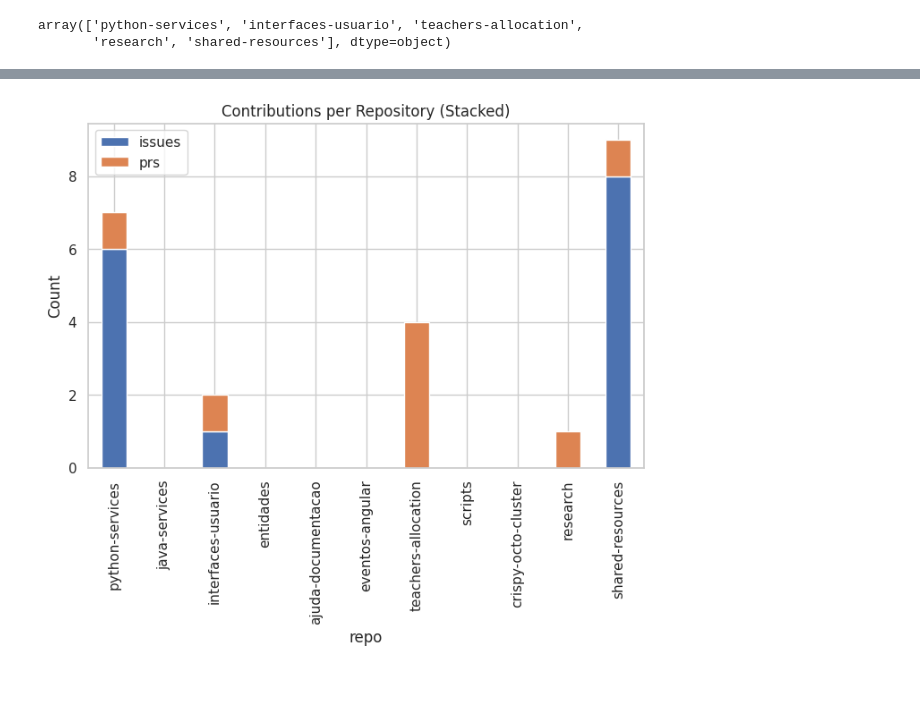
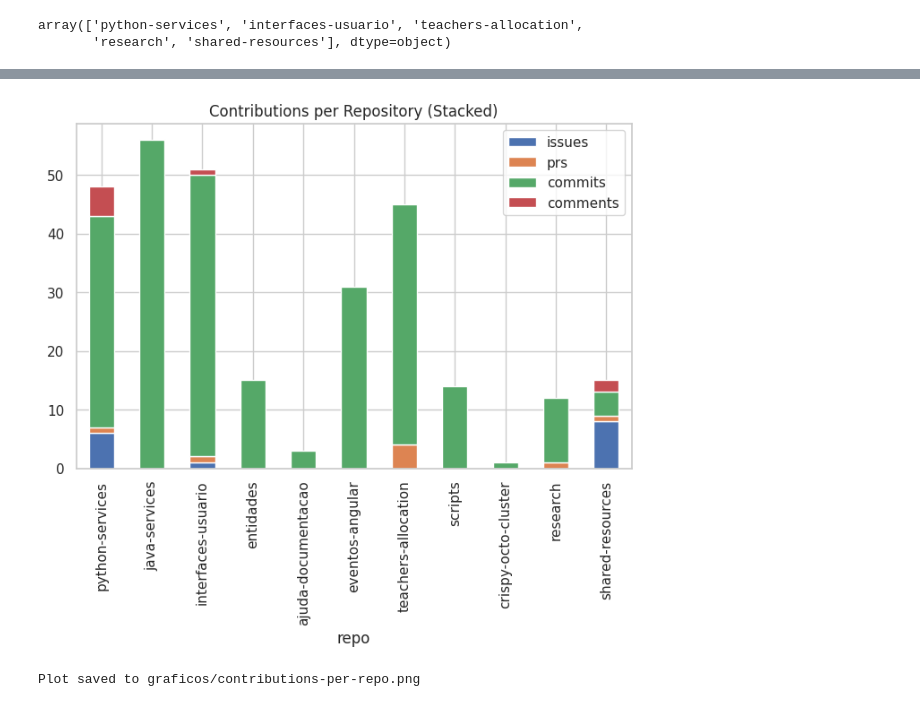
Before and after one commit to LabTechUDF/research, a Jupyter notebook: nossa_experiência_diario_de_bordo/assets/gerar_graficos_github.ipynb, the cells around one changed output, grey strips where cells are left out. Drawn from its saved outputs; the diff is of its cells as text; code cells hidden in the pictures.

```diff
--- a/nossa_experiência_diario_de_bordo/assets/gerar_graficos_github.ipynb
+++ b/nossa_experiência_diario_de_bordo/assets/gerar_graficos_github.ipynb
@@ -155,3 +160,20 @@ disconnected               2
 head_ref_restored          1
 review_request_removed     1
 Name: count, dtype: int64
+# %%
+all_commits = []
+
+for repo_name, commits_list in commits_by_repo.items():
+    for commit in commits_list:
+        commit_dict = {
+            'repo': repo_name,
+            'sha': commit['sha'],
+            'author': commit['author']['login'] if commit['author'] is not None else None,
+            'message': commit['commit']['message'],
+            'created_at': commit['commit']['author']['date'],
+        }
+        all_commits.append(commit_dict)
+
+df_commits = pd.DataFrame(all_commits)
+display(df_commits.head())
+display(df_commits['author'].value_counts())
@@ -409,20 +523,31 @@ plt.show()
 # %%
 # In[13]
-
-repo_stats = []
+# Build repo_stats list from issues_by_repo
+repo_stats_list = []
 for r, issues_list in issues_by_repo.items():
     total_issues = sum(1 for i in issues_list if i['pull_request'] is None)
     total_prs = sum(1 for i in issues_list if i['pull_request'] is not None)
-    # total_commits = ... if you have commit data
-    repo_stats.append({'repo': r, 'issues': total_issues, 'prs': total_prs})
+    repo_stats_list.append({
+        'repo': r,
+        'issues': total_issues,
+        'prs': total_prs,
+        'commits': len(commits_by_repo.get(r, [])),
+        'comments': len(df_timeline[(df_timeline['repo'] == r) & (df_timeline['event'] == 'commented')])
+    })
 
-df_repo_stats = pd.DataFrame(repo_stats).set_index('repo')
-df_repo_stats[['issues', 'prs']].plot(
-    kind='bar', stacked=True, figsize=(8,5), title='Contributions per Repository (Stacked)'
+# # Convert the list to a DataFrame
+df_repo_stats = pd.DataFrame(repo_stats_list)
+
+# Plot issues and PRs (stacked bar) per repository
+ax = df_repo_stats.set_index('repo')[['issues', 'prs', 'commits', 'comments']].plot(
+    kind='bar', stacked=True, figsize=(8,5),
+    title='Contributions per Repository (Stacked)'
 )
-plt.ylabel('Count')
+fig = ax.get_figure()
 plt.show()
+save_plot(fig, 'contributions-per-repo.png')
 # %% [output]
-[figure, old version]
+[figure, new version]
+Plot saved to graficos/contributions-per-repo.png
 # %%
 # In[14]
```
Also changed, not shown: parts of 24 cells of this notebook.
